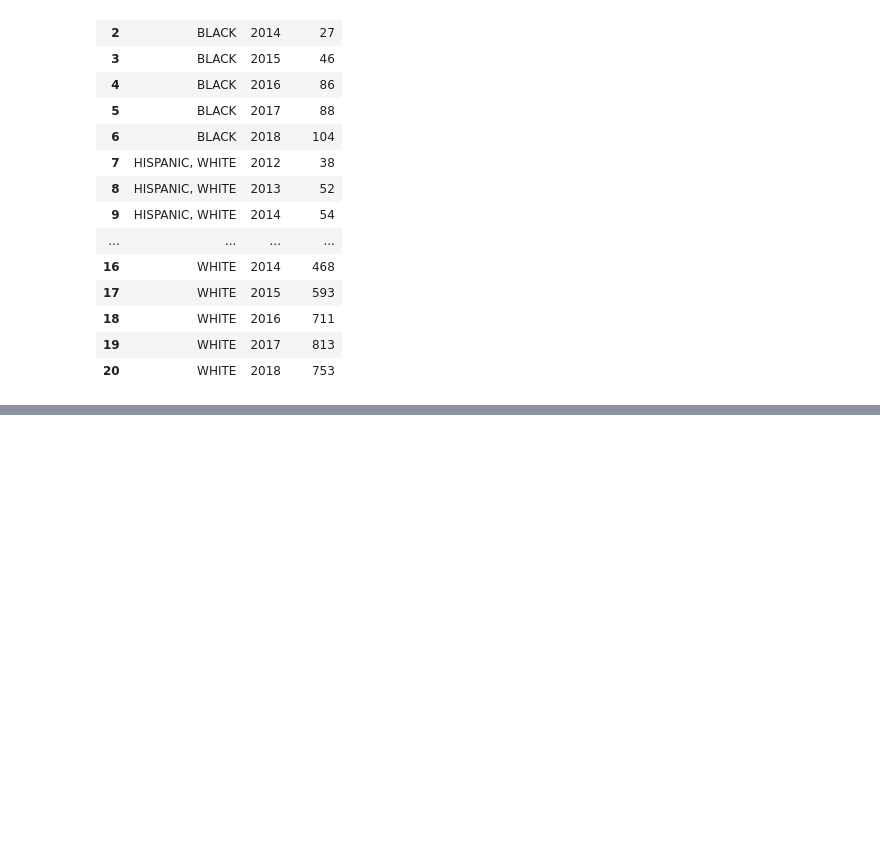
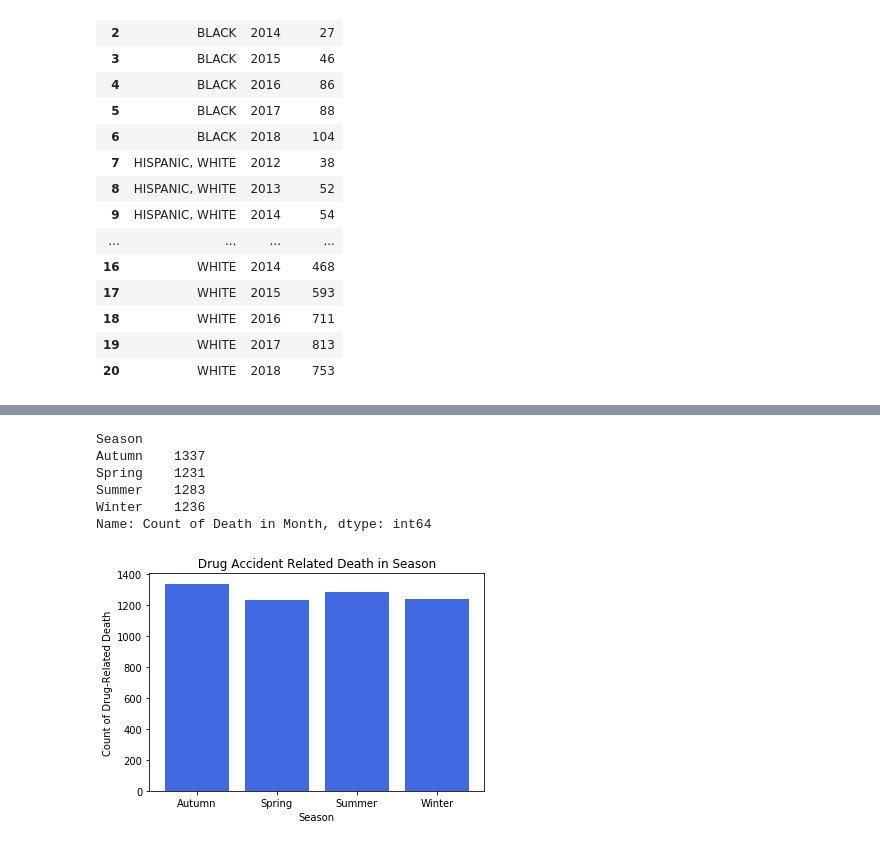
Before and after one commit to kalbond/data_science_term_project, a Jupyter notebook: notebooks/accidental_drug_related_deaths.ipynb, the cells around one changed output, grey strips where cells are left out. Cells and saved outputs as stored; diff of their text form; code cells hidden in the pictures; blank space fills up the shorter version.

```diff
--- a/notebooks/accidental_drug_related_deaths.ipynb
+++ b/notebooks/accidental_drug_related_deaths.ipynb
@@ -1006,0 +1036,8 @@ yrRace.plot.line(x='Year', y='Count')
+# %%
+# Prepare data for plot
+df_month_sea.reset_index(inplace=True)
+#df_month_sea.drop(['index','level_0'],axis=1,inplace=True)
+df_month_sea['year'] = [d.year for d in df_month_sea.Date]
+df_month_sea['month'] = [d.strftime('%b') for d in df_month_sea.Date]
+years = df_month_sea['year'].unique()
+df_month_sea.head()
@@ -1006,0 +1051,8 @@ yrRace.plot.line(x='Year', y='Count')
+# %%
+lookup={11:'Autumn',12:'Winter',1:'Winter',2:'Winter',3:'Spring',4:'Spring',5:'Spring',6:'Summer',7:'Summer',8:'Summer',9:'Autumn',10:'Autumn'}
+
+df_month_sea['y']=df_month_sea['Date'].dt.month
+#df_month_sea.drop(['index'],axis=1,inplace=True)
+df_month_sea['y']=df_month_sea['y'].apply(lambda x: lookup[x])
+df_month_sea.rename(columns={'y':'Season'},inplace=True)
+df_month_sea.head()
@@ -1006,0 +1066,20 @@ yrRace.plot.line(x='Year', y='Count')
+# %%
+
+df_season=df_month_sea.groupby(['Season'])['Count of Death in Month'].agg('sum')
+
+df_season
+# %% [output]
+Season
+Autumn    1337
+Spring    1231
+Summer    1283
+Winter    1236
+Name: Count of Death in Month, dtype: int64
+# %%
+plt.bar(df_season.index,df_season,color='royalblue')
+plt.ylabel('Count of Drug-Related Death')
+plt.xlabel('Season')
+plt.title(' Drug Accident Related Death in Season ')
+plt.show()
+# %% [output]
+[figure, added]
```
Also changed, not shown: parts of 33 cells of this notebook.
